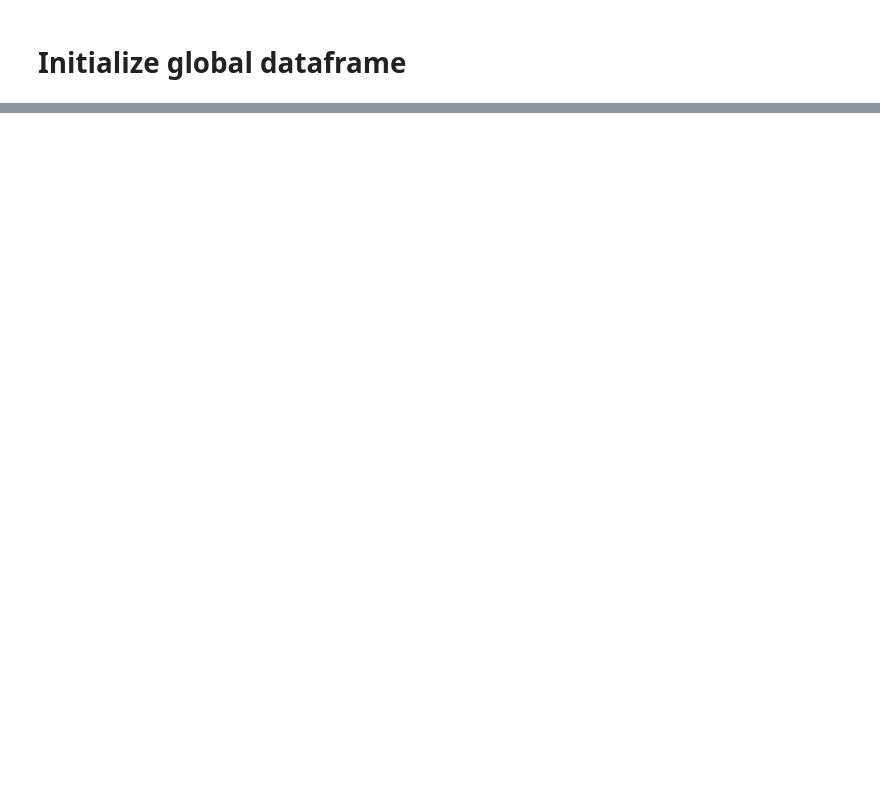
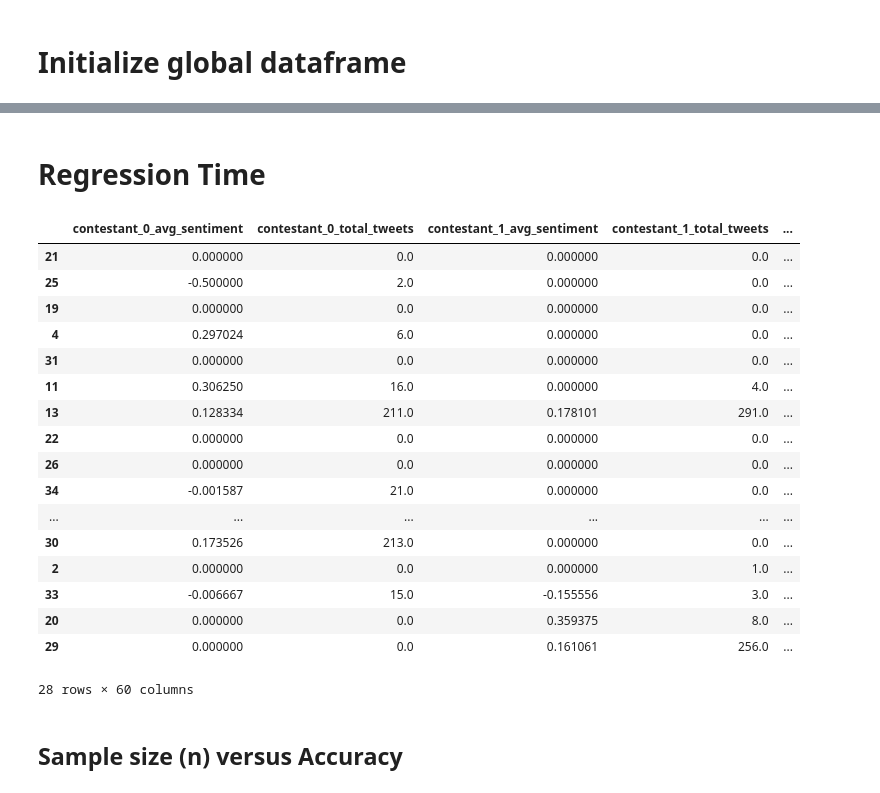
Before and after one commit to sarahbashir/realityTV_project, a Jupyter notebook: CS_proj.ipynb, the cells around one changed output, grey strips where cells are left out. Cells and saved outputs as stored; diff of their text form; code cells hidden in the pictures; blank space fills up the shorter version.

```diff
--- a/CS_proj.ipynb
+++ b/CS_proj.ipynb
@@ -202,0 +239,26 @@ c
+# %% [markdown]
+# Regression Time
+# %%
+a, b, c, d = generate_data(3)
+a
+# %% [output]
+|  | contestant_0_avg_sentiment | contestant_0_total_tweets | contestant_1_avg_sentiment | contestant_1_total_tweets | ... |
+| 21 | 0.000000 | 0.0 | 0.000000 | 0.0 | ... |
+| 25 | -0.500000 | 2.0 | 0.000000 | 0.0 | ... |
+| 19 | 0.000000 | 0.0 | 0.000000 | 0.0 | ... |
+| 4 | 0.297024 | 6.0 | 0.000000 | 0.0 | ... |
+| 31 | 0.000000 | 0.0 | 0.000000 | 0.0 | ... |
+| 11 | 0.306250 | 16.0 | 0.000000 | 4.0 | ... |
+| 13 | 0.128334 | 211.0 | 0.178101 | 291.0 | ... |
+| 22 | 0.000000 | 0.0 | 0.000000 | 0.0 | ... |
+| 26 | 0.000000 | 0.0 | 0.000000 | 0.0 | ... |
+| 34 | -0.001587 | 21.0 | 0.000000 | 0.0 | ... |
+| ... | ... | ... | ... | ... | ... |
+| 30 | 0.173526 | 213.0 | 0.000000 | 0.0 | ... |
+| 2 | 0.000000 | 0.0 | 0.000000 | 1.0 | ... |
+| 33 | -0.006667 | 15.0 | -0.155556 | 3.0 | ... |
+| 20 | 0.000000 | 0.0 | 0.359375 | 8.0 | ... |
+| 29 | 0.000000 | 0.0 | 0.161061 | 256.0 | ... |
+28 rows × 60 columns
+# %% [markdown]
+## Sample size (n) versus Accuracy
```
Also changed, not shown: parts of 20 cells of this notebook, 8 other files.
